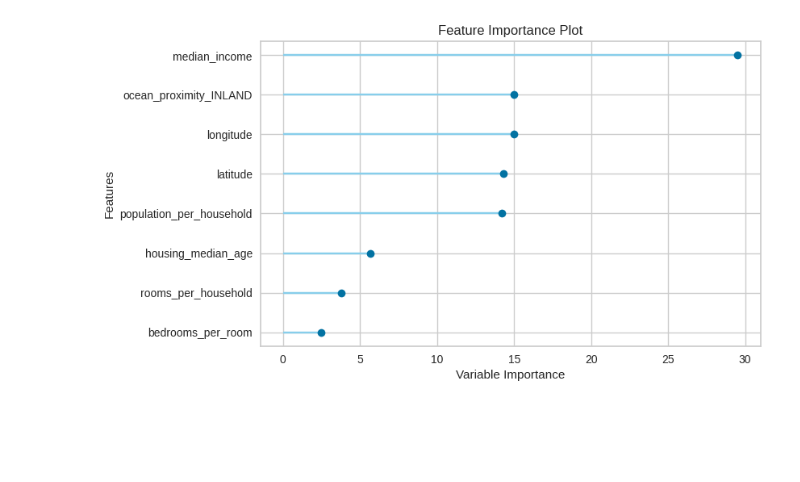
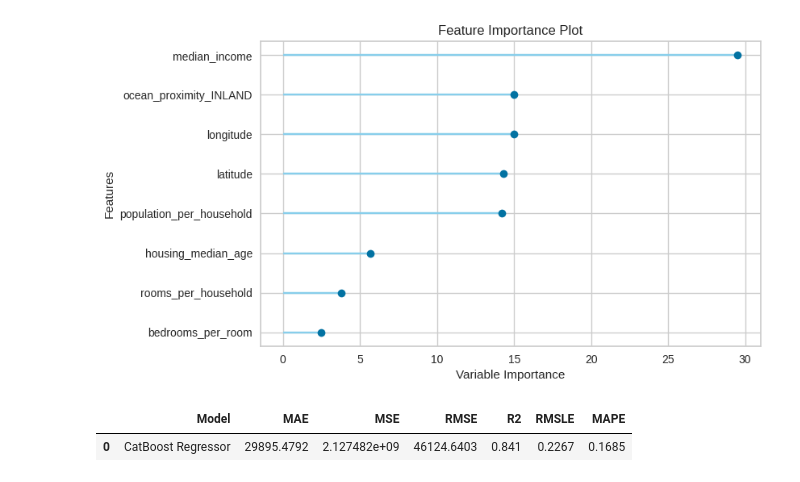
Before and after one commit to Camicb/practice, a Jupyter notebook: Predicting_Housing_prices.ipynb, the cells around one changed output. Saved outputs shown, nothing was run; the diff lists cells and outputs as text; code cells hidden in the pictures; blank space fills up the shorter version.

```diff
--- a/Predicting_Housing_prices.ipynb
+++ b/Predicting_Housing_prices.ipynb
@@ -197,3 +198,8 @@ plot_model(catboost, plot = 'error')
 plot_model(catboost, plot='feature')
 # %% [output]
 [figure]
+# %%
+pred_holdout = predict_model(catboost) # predictions on validation set
+# %% [output]
+|  | Model | MAE | MSE | RMSE | R2 | RMSLE | MAPE |
+| 0 | CatBoost Regressor | 29895.4792 | 2.127482e+09 | 46124.6403 | 0.841 | 0.2267 | 0.1685 |
```
Also changed, not shown: parts of 2 cells of this notebook.
